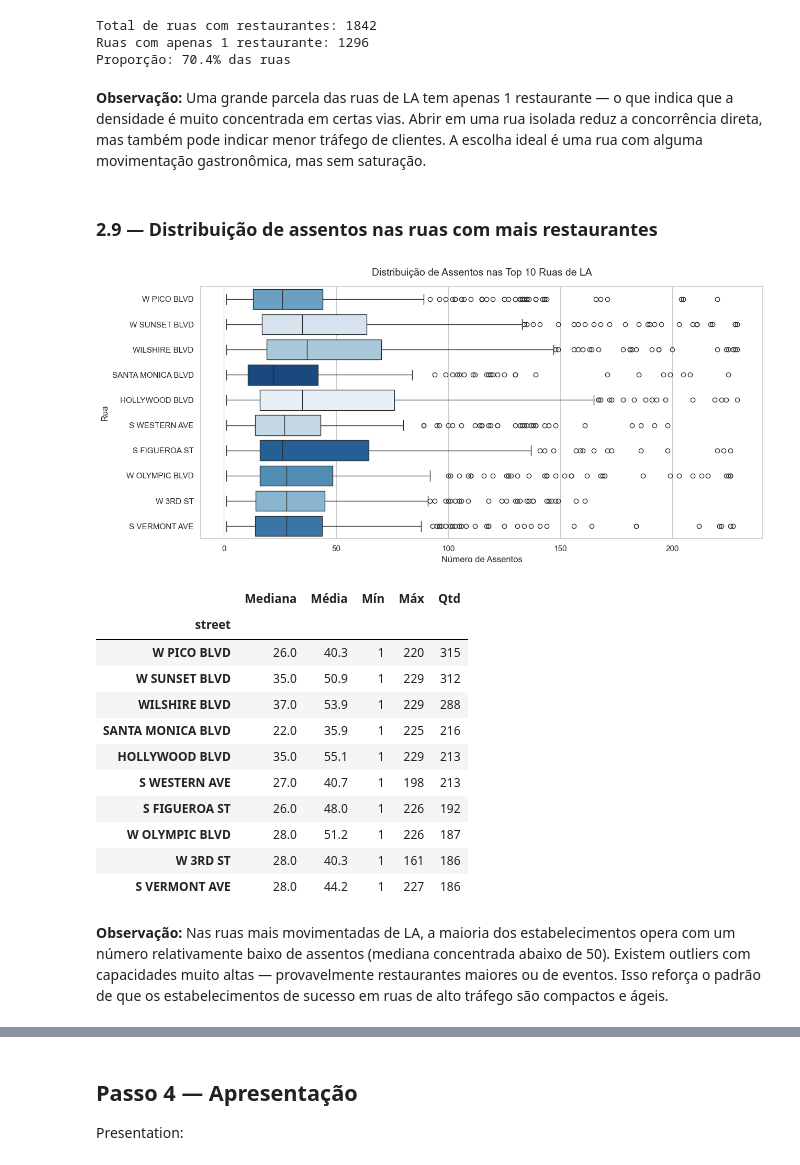
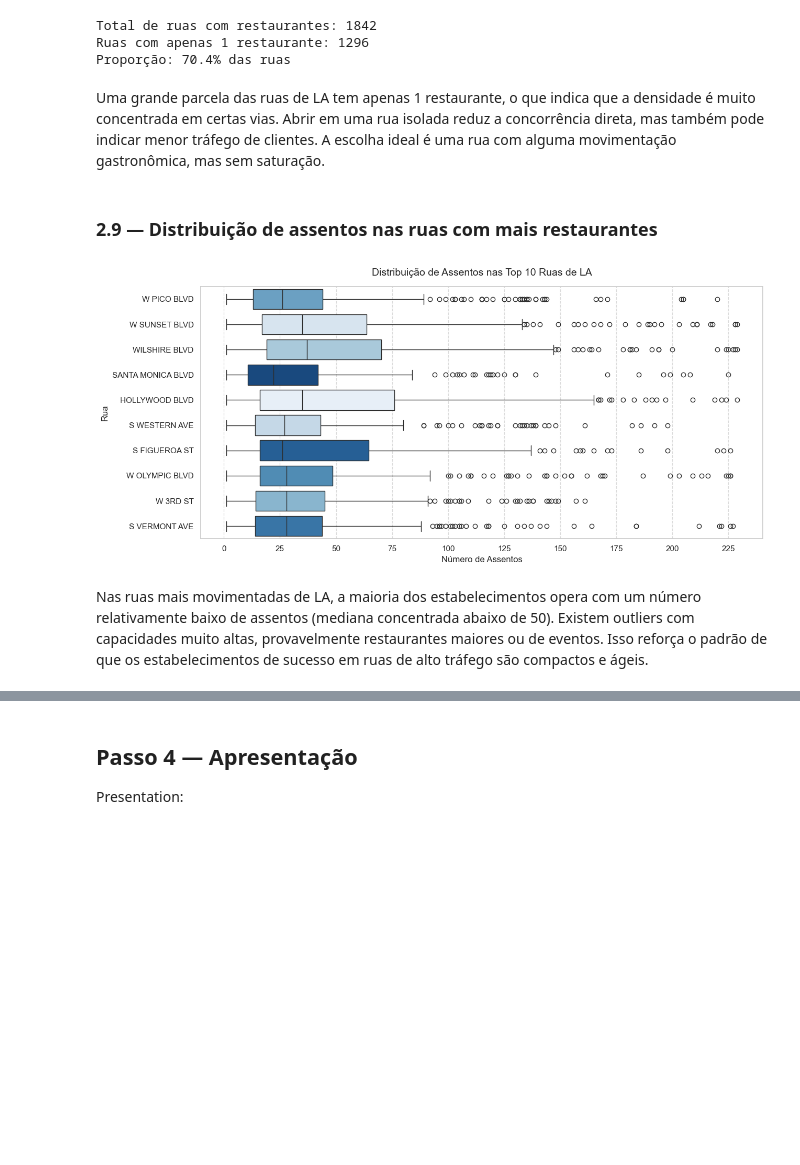
Before and after one commit to carinelit/cafeteria-robos-la-analise, a Jupyter notebook: Projeto Sprint 10.ipynb, the cells around one changed output, grey strips where cells are left out. Drawn from its saved outputs; the diff is of its cells as text; code cells hidden in the pictures; blank space fills up the shorter version.

```diff
--- a/Projeto Sprint 10.ipynb
+++ b/Projeto Sprint 10.ipynb
@@ -448,58 +386,40 @@ Total de ruas com restaurantes: 1842
 Ruas com apenas 1 restaurante: 1296
 Proporção: 70.4% das ruas
 # %% [markdown]
-**Observação:** Uma grande parcela das ruas de LA tem apenas 1 restaurante — o que indica que a densidade é muito concentrada em certas vias. Abrir em uma rua isolada reduz a concorrência direta, mas também pode indicar menor tráfego de clientes. A escolha ideal é uma rua com alguma movimentação gastronômica, mas sem saturação.
+Uma grande parcela das ruas de LA tem apenas 1 restaurante, o que indica que a densidade é muito concentrada em certas vias. Abrir em uma rua isolada reduz a concorrência direta, mas também pode indicar menor tráfego de clientes. A escolha ideal é uma rua com alguma movimentação gastronômica, mas sem saturação.
 # %% [markdown]
 ### 2.9 — Distribuição de assentos nas ruas com mais restaurantes
 # %%
 # Filtra apenas as ruas que aparecem no top 10
 top_street_names = top_streets['street'].tolist()
 df_top_streets = df[df['street'].isin(top_street_names)].copy()
 
 # Boxplot da distribuição de assentos por rua
 fig, ax = plt.subplots(figsize=(13, 6))
 sns.boxplot(
     data=df_top_streets,
     y='street',
     x='number',
     hue='street',
     palette='Blues',
     legend=False,
     order=top_street_names,
     ax=ax
 )
 
+# Intervalo de 25 assentos para facilitar a leitura dos valores no eixo X
+ax.xaxis.set_major_locator(plt.MultipleLocator(25))
+ax.xaxis.grid(True, linestyle='--', alpha=0.7)
+
 ax.set_title('Distribuição de Assentos nas Top 10 Ruas de LA', fontsize=14, pad=15)
 ax.set_xlabel('Número de Assentos')
 ax.set_ylabel('Rua')
 plt.tight_layout()
 plt.show()
-
-# Tabela resumo
-summary_streets = (
-    df_top_streets.groupby('street')['number']
-    .agg(['median', 'mean', 'min', 'max', 'count'])
-    .rename(columns={'median': 'Mediana', 'mean': 'Média', 'min': 'Mín', 'max': 'Máx', 'count': 'Qtd'})
-    .round(1)
-    .loc[top_street_names]
-)
-display(summary_streets)
 # %% [output]
-[figure, old version]
+[figure, new version]
-|  | Mediana | Média | Mín | Máx | Qtd |
-| street |  |  |  |  |  |
-| W PICO BLVD | 26.0 | 40.3 | 1 | 220 | 315 |
-| W SUNSET BLVD | 35.0 | 50.9 | 1 | 229 | 312 |
-| WILSHIRE BLVD | 37.0 | 53.9 | 1 | 229 | 288 |
-| SANTA MONICA BLVD | 22.0 | 35.9 | 1 | 225 | 216 |
-| HOLLYWOOD BLVD | 35.0 | 55.1 | 1 | 229 | 213 |
-| S WESTERN AVE | 27.0 | 40.7 | 1 | 198 | 213 |
-| S FIGUEROA ST | 26.0 | 48.0 | 1 | 226 | 192 |
-| W OLYMPIC BLVD | 28.0 | 51.2 | 1 | 226 | 187 |
-| W 3RD ST | 28.0 | 40.3 | 1 | 161 | 186 |
-| S VERMONT AVE | 28.0 | 44.2 | 1 | 227 | 186 |
 # %% [markdown]
-**Observação:** Nas ruas mais movimentadas de LA, a maioria dos estabelecimentos opera com um número relativamente baixo de assentos (mediana concentrada abaixo de 50). Existem outliers com capacidades muito altas — provavelmente restaurantes maiores ou de eventos. Isso reforça o padrão de que os estabelecimentos de sucesso em ruas de alto tráfego são compactos e ágeis.
+Nas ruas mais movimentadas de LA, a maioria dos estabelecimentos opera com um número relativamente baixo de assentos (mediana concentrada abaixo de 50). Existem outliers com capacidades muito altas, provavelmente restaurantes maiores ou de eventos. Isso reforça o padrão de que os estabelecimentos de sucesso em ruas de alto tráfego são compactos e ágeis.
 # %% [markdown]
 ## Passo 3 — Conclusão Geral
 
```
Also changed, not shown: parts of 14 cells of this notebook.
